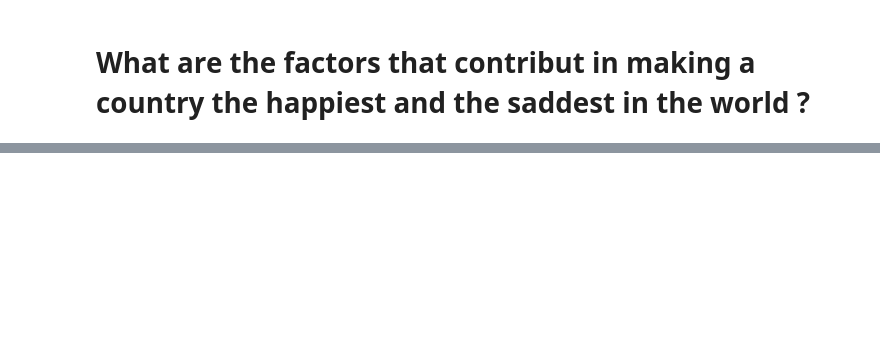
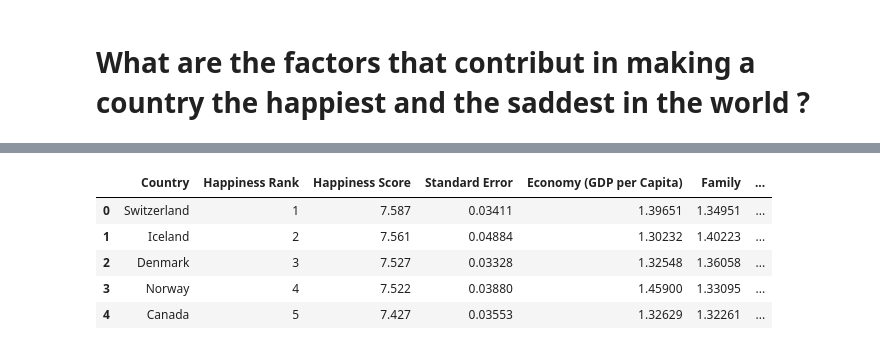
Before and after one commit to Rahifhiba/World-happiness-Report, a Jupyter notebook: data_study.ipynb, the cells around one changed output, grey strips where cells are left out. Cells and saved outputs as stored; diff of their text form; code cells hidden in the pictures; blank space fills up the shorter version.

```diff
--- a/data_study.ipynb
+++ b/data_study.ipynb
@@ -92,0 +282,28 @@ pandas.core.frame.DataFrame
+# %%
+# df_15 = df_15.rename(columns={
+#     'country': 'Country or region',
+
+# })
+
+df_15['Year'] = 2015
+df_16['Year'] = 2016
+df_17['Year'] = 2017
+df_18['Year'] = 2018
+df_19['Year'] = 2019
+
+#  z = 1.96 as 95%
+df_15['Lower Confidence Interval'] = df_15['Happiness Score'] - 1.96 * df_15['Standard Error']
+df_15['Upper Confidence Interval'] = df_15['Happiness Score'] - 1.96 * df_15['Standard Error']
+df_15.drop(['Region'], axis=1, inplace=True)
+fraction = 0.05
+df_18['Standard Error'] = fraction * df_18['Happiness Score']
+df_19['Standard Error'] = fraction * df_19['Happiness Score']
+
+df_18['Lower Confidence Interval'] = df_18['Happiness Score'] - 1.96 * df_18['Standard Error']
+df_18['Upper Confidence Interval'] = df_18['Happiness Score'] - 1.96 * df_18['Standard Error']
+
+df_19['Lower Confidence Interval'] = df_19['Happiness Score'] - 1.96 * df_19['Standard Error']
+df_19['Upper Confidence Interval'] = df_19['Happiness Score'] - 1.96 * df_19['Standard Error']
+
+df_18['Dystopia Residual'] = 1.85 + df_18['Economy (GDP per Capita)'] + df_18['Social support'] + df_18['Freedom'] + df_18['Generosity'] + df_18['Trust (Government Corruption)'] + df_18['Health (Life Expectancy)']
+df_19['Dystopia Residual'] = 1.95 + df_19['Economy (GDP per Capita)'] + df_19['Social support'] + df_19['Freedom'] + df_19['Generosity'] + df_19['Trust (Government Corruption)'] + df_19['Health (Life Expectancy)']
@@ -116,0 +354,9 @@ heatmap(df_19, "2019")
+# %%
+df_combined.head()
+# %% [output]
+|  | Country | Happiness Rank | Happiness Score | Standard Error | Economy (GDP per Capita) | Family | ... |
+| 0 | Switzerland | 1 | 7.587 | 0.03411 | 1.39651 | 1.34951 | ... |
+| 1 | Iceland | 2 | 7.561 | 0.04884 | 1.30232 | 1.40223 | ... |
+| 2 | Denmark | 3 | 7.527 | 0.03328 | 1.32548 | 1.36058 | ... |
+| 3 | Norway | 4 | 7.522 | 0.03880 | 1.45900 | 1.33095 | ... |
+| 4 | Canada | 5 | 7.427 | 0.03553 | 1.32629 | 1.32261 | ... |
```
Also changed, not shown: parts of 40 cells of this notebook.
